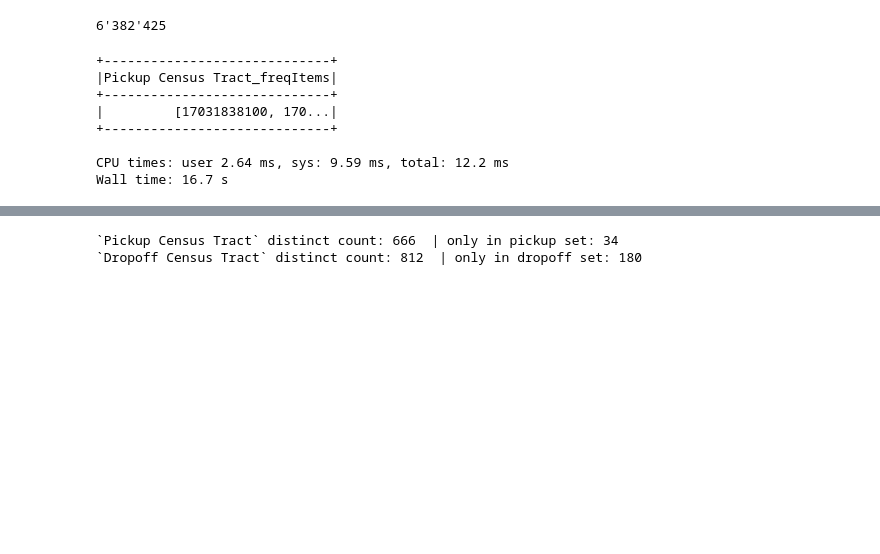
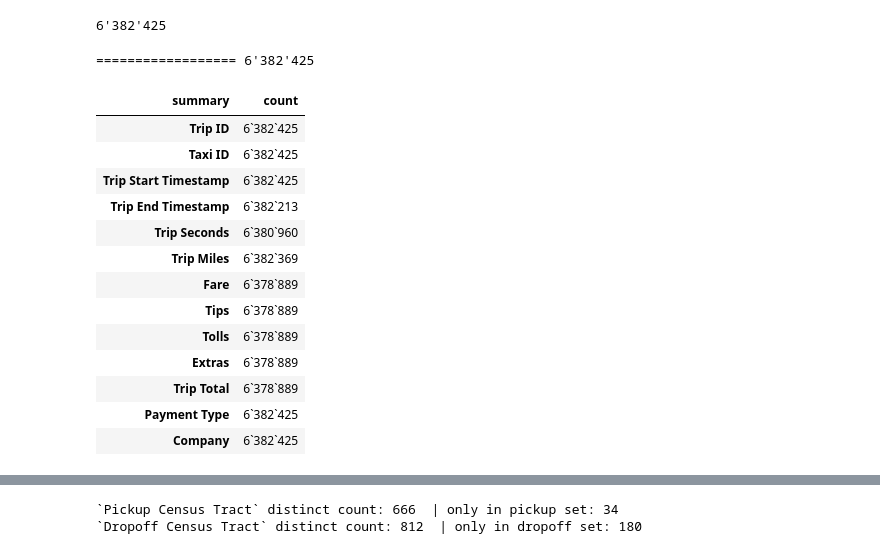
Before and after one commit to kogriv/chicago_spark, a Jupyter notebook: notebooks/eda.ipynb, the cells around one changed output, grey strips where cells are left out. Saved outputs shown, nothing was run; the diff lists cells and outputs as text; code cells hidden in the pictures; blank space fills up the shorter version.

```diff
--- a/notebooks/eda.ipynb
+++ b/notebooks/eda.ipynb
@@ -133,15 +163,28 @@ Wall time: 12.3 s
 print(pds.gvf(row_count))
 # %% [output]
 6'382'425
-# %%
-%%time
-taxi.freqItems(['Pickup Census Tract']).show()
-# %% [output]
-+-----------------------------+
-|Pickup Census Tract_freqItems|
-+-----------------------------+
-|         [17031838100, 170...|
-+-----------------------------+
-
-CPU times: user 2.64 ms, sys: 9.59 ms, total: 12.2 ms
-Wall time: 16.7 s
+# %%
+# способ преобразования object столбца и
+# фильтрации по стоблцу с использование to_numeric
+drt = dr.transpose()
+drtf = drt[pd.to_numeric(drt['count'], errors='coerce') > row_count*0.99][['count']]
+# отображение отформатированных данных
+pds.get_df_formated(drtf,'`',2, 10)
+print('==================',pds.gvf(row_count))
+drtf
+# %% [output]
+================== 6'382'425
+| summary | count |
+| Trip ID | 6`382`425 |
+| Taxi ID | 6`382`425 |
+| Trip Start Timestamp | 6`382`425 |
+| Trip End Timestamp | 6`382`213 |
+| Trip Seconds | 6`380`960 |
+| Trip Miles | 6`382`369 |
+| Fare | 6`378`889 |
+| Tips | 6`378`889 |
+| Tolls | 6`378`889 |
+| Extras | 6`378`889 |
+| Trip Total | 6`378`889 |
+| Payment Type | 6`382`425 |
+| Company | 6`382`425 |
```
Also changed, not shown: parts of 38 cells of this notebook.
